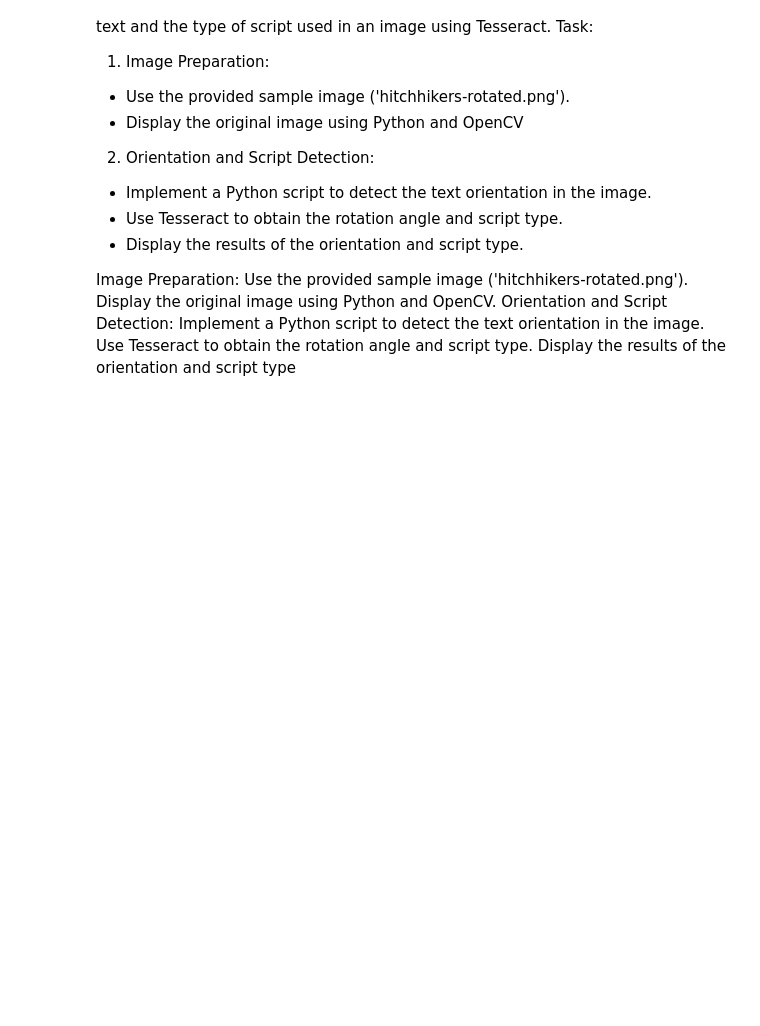
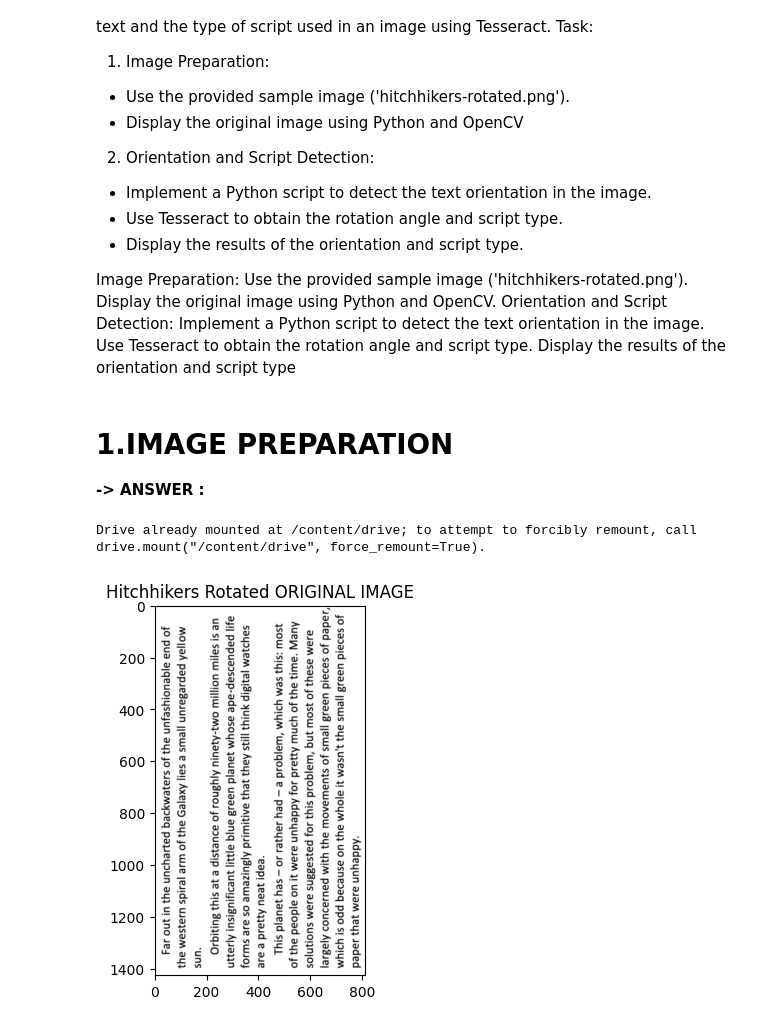
Before and after one commit to FaizalLeviansyah/Machine_Learning-2023, a Jupyter notebook: Week_12_ML_Faizal_Lab_Work_Module12_OpticalCharacterRecognition(OCR).ipynb, the cells around one changed output. Drawn from its saved outputs; the diff is of its cells as text; code cells hidden in the pictures; blank space fills up the shorter version.

```diff
--- a/Week_12_ML_Faizal_Lab_Work_Module12_OpticalCharacterRecognition(OCR).ipynb
+++ b/Week_12_ML_Faizal_Lab_Work_Module12_OpticalCharacterRecognition(OCR).ipynb
@@ -400,3 +400,6 @@ Task:
 - Display the results of the orientation and script type.
 
 Image Preparation: Use the provided sample image ('hitchhikers-rotated.png'). Display the original image using Python and OpenCV. Orientation and Script Detection: Implement a Python script to detect the text orientation in the image. Use Tesseract to obtain the rotation angle and script type. Display the results of the orientation and script type
+# %% [markdown]
+# 1.IMAGE PREPARATION
+**-> ANSWER :**
@@ -402,0 +456,43 @@ Image Preparation: Use the provided sample image ('hitchhikers-rotated.png'). Di
+# %%
+from google.colab import drive
+
+# Mount Google Drive
+drive.mount('/content/drive')
+
+# Adjust the path to the image file
+IMG_DIR = '/content/drive/MyDrive/1I Class Informatics Engineering/POLINEMA CLASS TASK/CLASS Semester 5/(MACHLEARN_TI) Machine Learning/Meet_12/images/'
+
+# Load the image
+image = cv2.imread(IMG_DIR + 'hitchhikers-rotated.png')
+
+# Rest of the code...
+# %% [output]
+Drive already mounted at /content/drive; to attempt to forcibly remount, call drive.mount("/content/drive", force_remount=True).
+# %%
+import cv2
+import matplotlib.pyplot as plt
+
+# Adjust the path to the image file
+IMG_DIR = '/content/drive/MyDrive/1I Class Informatics Engineering/POLINEMA CLASS TASK/CLASS Semester 5/(MACHLEARN_TI) Machine Learning/Meet_12/images/hitchhikers-rotated.png'
+
+# Load the image
+image = cv2.imread(IMG_DIR)
+
+# Check if the image is loaded successfully
+if image is not None:
+    # Check if the image has three channels
+    if image.shape[-1] == 3:
+        # Split the channels
+        b, g, r = cv2.split(image)
+        # Merge the channels in RGB order
+        rgb_img = cv2.merge([r, g, b])
+        # Display the image
+        plt.imshow(rgb_img)
+        plt.title('Hitchhikers Rotated ORIGINAL IMAGE')
+        plt.show()
+    else:
+        print("Error: Image does not have three channels (not an RGB image).")
+else:
+    print("Error: Could not read the image.")
+# %% [output]
+[figure, added]
```
Also changed, not shown: parts of 4 cells of this notebook.
